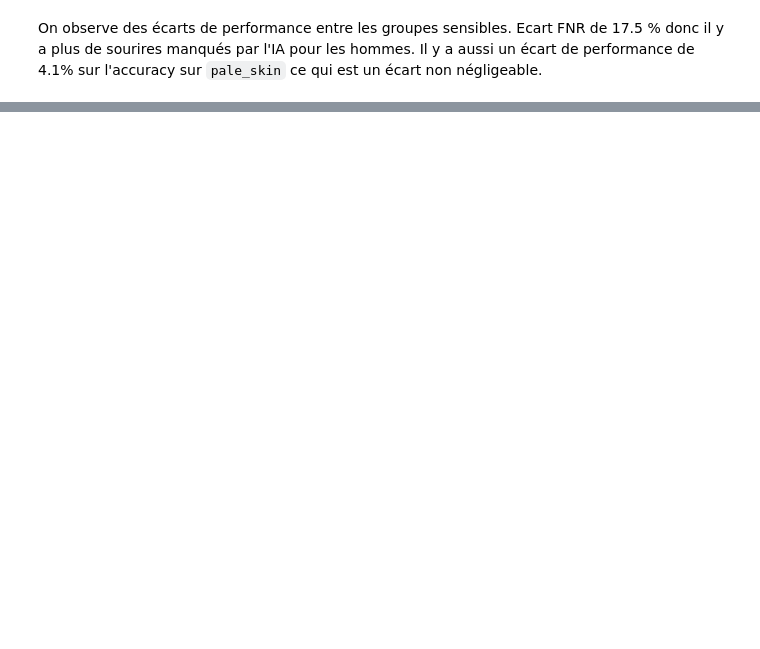
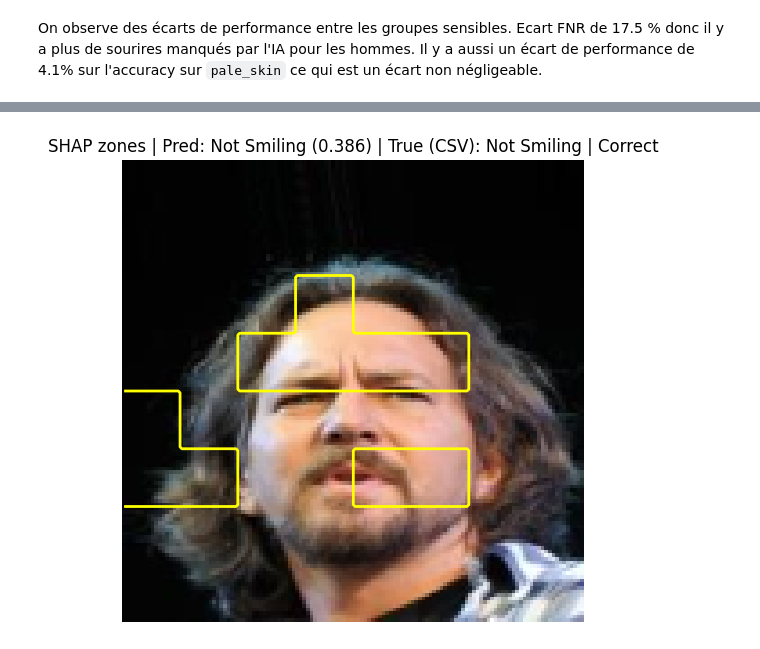
Before and after one commit to hughdmr/REXIA, a Jupyter notebook: CelebA_DHARDEMARE_PETIT_VAUTERIN.ipynb, the cells around one changed output, grey strips where cells are left out. Drawn from its saved outputs; the diff is of its cells as text; code cells hidden in the pictures; blank space fills up the shorter version.

```diff
--- a/CelebA_DHARDEMARE_PETIT_VAUTERIN.ipynb
+++ b/CelebA_DHARDEMARE_PETIT_VAUTERIN.ipynb
@@ -492,0 +591,30 @@ On observe des écarts de performance entre les groupes sensibles. Ecart FNR de
+# %%
+# SHAP overlay
+import shap
+
+required_vars = ["raw_image", "classifier_fn", "image_path", "df"]
+missing_vars = [v for v in required_vars if v not in globals()]
+if missing_vars:
+    raise RuntimeError(
+        f"Variables manquantes: {missing_vars}. Exécutez d'abord la cellule LIME précédente."
+    )
+
+masker = shap.maskers.Image("blur(32,32)", raw_image.shape)
+explainer_shap = shap.Explainer(
+    classifier_fn,
+    masker,
+    output_names=["Not Smiling", "Smiling"],
+)
+
+sv = explainer_shap(np.expand_dims(raw_image, axis=0), max_evals=300, batch_size=50).values[0]
+probs = classifier_fn(np.array([raw_image]))[0]
+pred_class = int(np.argmax(probs))
+
+sv_map = np.mean(np.abs(sv[..., pred_class]), axis=2) if sv[..., pred_class].ndim == 3 else np.abs(sv[..., pred_class])
+important_mask = (sv_map >= np.percentile(sv_map, 85)).astype(np.uint8)
+
+filename_for_eval = os.path.basename(image_path)
+title_text = title_with_truth("SHAP", probs, pred_class, filename_for_eval)
+plot_yellow_overlay(raw_image, important_mask, title_text)
+# %% [output]
+[figure, added]
```
Also changed, not shown: parts of 6 cells of this notebook.
